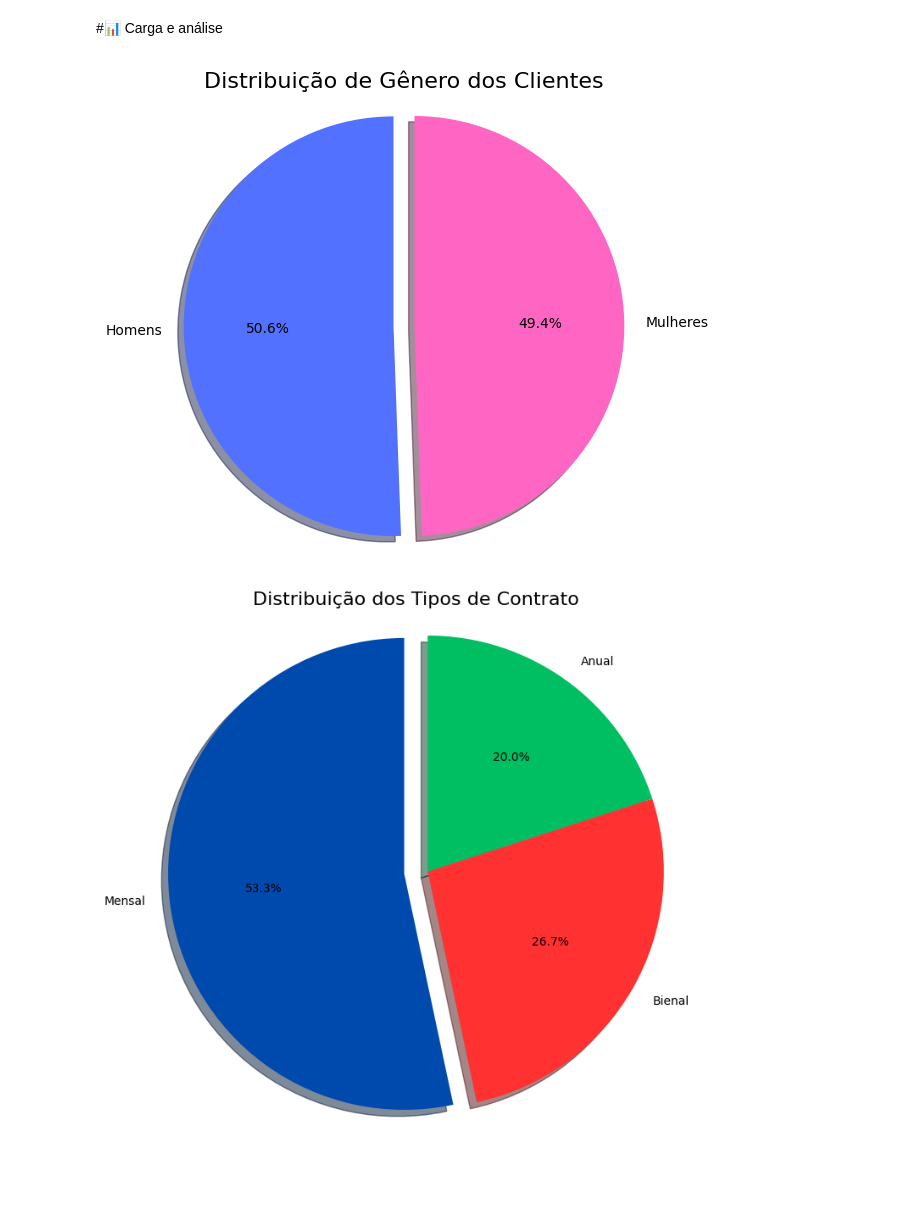
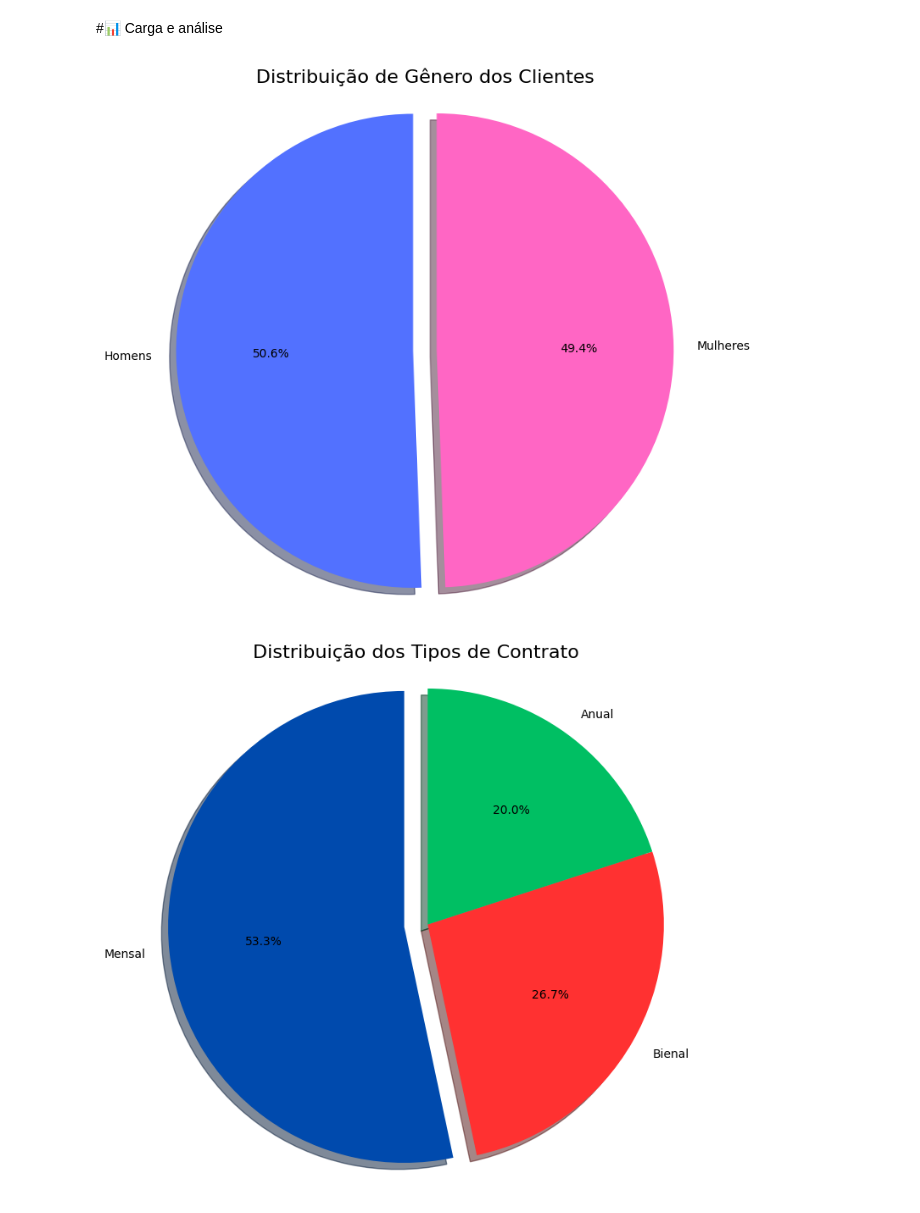
Before and after one commit to devFari/Challenge_Telecom_X, a Jupyter notebook: TelecomX_BR.ipynb, the cells around one changed output. Saved outputs shown, nothing was run; the diff lists cells and outputs as text; code cells hidden in the pictures; blank space fills up the shorter version.

```diff
--- a/TelecomX_BR.ipynb
+++ b/TelecomX_BR.ipynb
@@ -116,23 +121,23 @@ if 'Homens' in genero_renomeado.index:
 #📊 Carga e análise
 # %%
 # Plotar o gráfico de pizza
-plt.figure(figsize=(6, 6))
+plt.figure(figsize=(8, 8))
 plt.pie(
-    genero_renomeado,                  # Os valores a serem plotados
-    labels=genero_renomeado.index,     # Os rótulos renomeados das fatias
-    autopct='%1.1f%%',                 # Formato para exibir a porcentagem
-    startangle=90,                     # Rotação inicial do gráfico
-    colors=['#5271ff', '#ff66c4'],     # Suas cores personalizadas
-    explode=explode_values_genero,     # <--- AQUI APLICAMOS O NOVO DESTAQUE!
-    shadow=True                        # Adiciona uma sombra
+    genero_renomeado,
+    labels=genero_renomeado.index,
+    autopct='%1.1f%%',
+    startangle=90,
+    colors=['#5271ff', '#ff66c4'],
+    explode=explode_values_genero,
+    shadow=True
 )
 
 plt.title('Distribuição de Gênero dos Clientes', fontsize=16)
-plt.axis('equal')  # Deixa o gráfico redondo
+plt.axis('equal')
 
 plt.show()
 # %% [output]
-[figure, old version]
+[figure, new version]
 # %%
 plt.figure(figsize=(8, 8))
 
```
Also changed, not shown: parts of 5 cells of this notebook.
